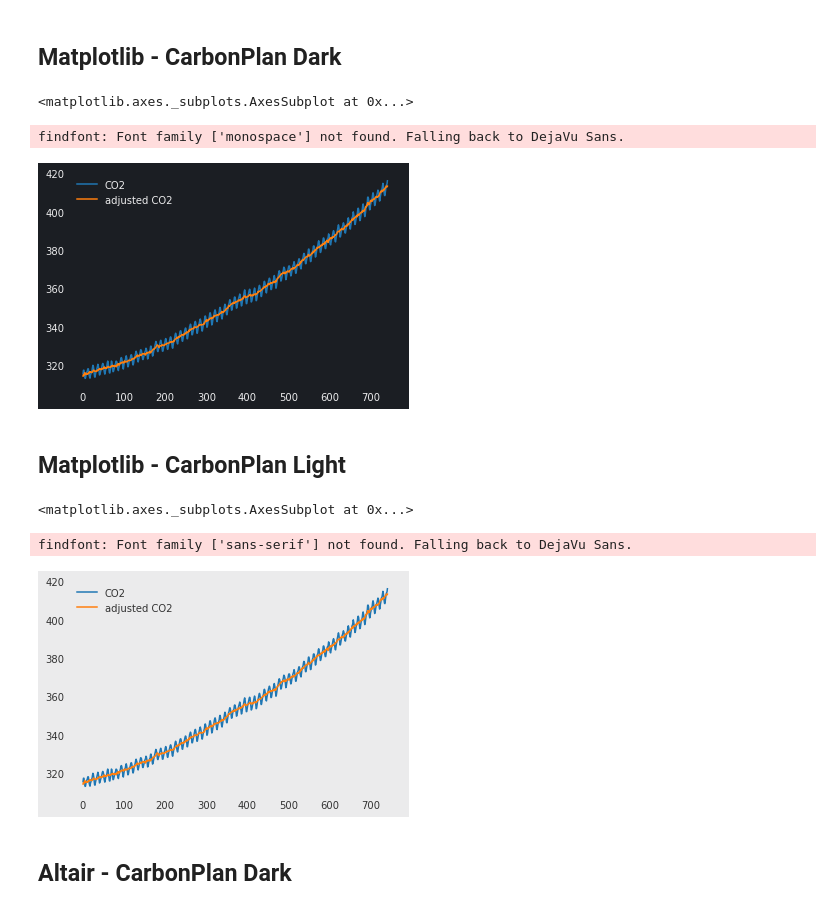
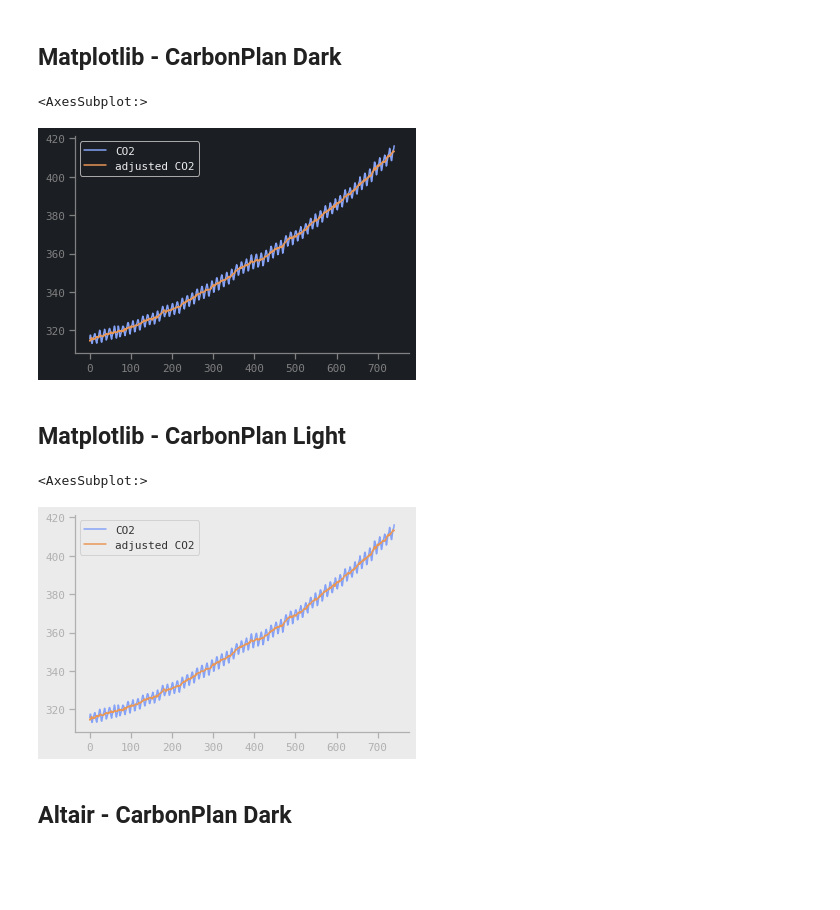
Before and after one commit to carbonplan/styles, a Jupyter notebook: demo/theme_demo.ipynb, the cells around one changed output. Cells and saved outputs as stored; diff of their text form; code cells hidden in the pictures; blank space fills up the shorter version.

```diff
--- a/demo/theme_demo.ipynb
+++ b/demo/theme_demo.ipynb
@@ -19,21 +19,20 @@ df.head()
 # %% [markdown]
 ## Matplotlib - CarbonPlan Dark
 # %%
-plt.style.use(dark)
+set_theme(style='carbonplan_dark')
+
 df.plot()
 # %% [output]
-<matplotlib.axes._subplots.AxesSubplot at 0x...>
+<AxesSubplot:>
-findfont: Font family ['monospace'] not found. Falling back to DejaVu Sans.
-[figure, old version]
+[figure, new version]
 # %% [markdown]
 ## Matplotlib - CarbonPlan Light
 # %%
-plt.style.use('carbonplan_light')
+set_theme(style='carbonplan_light')
 df.plot()
 # %% [output]
-<matplotlib.axes._subplots.AxesSubplot at 0x...>
+<AxesSubplot:>
-findfont: Font family ['sans-serif'] not found. Falling back to DejaVu Sans.
-[figure, old version]
+[figure, new version]
 # %% [markdown]
 ## Altair - CarbonPlan Dark
 # %%
```
Also changed, not shown: parts of 1 cell of this notebook, 12 other files.
